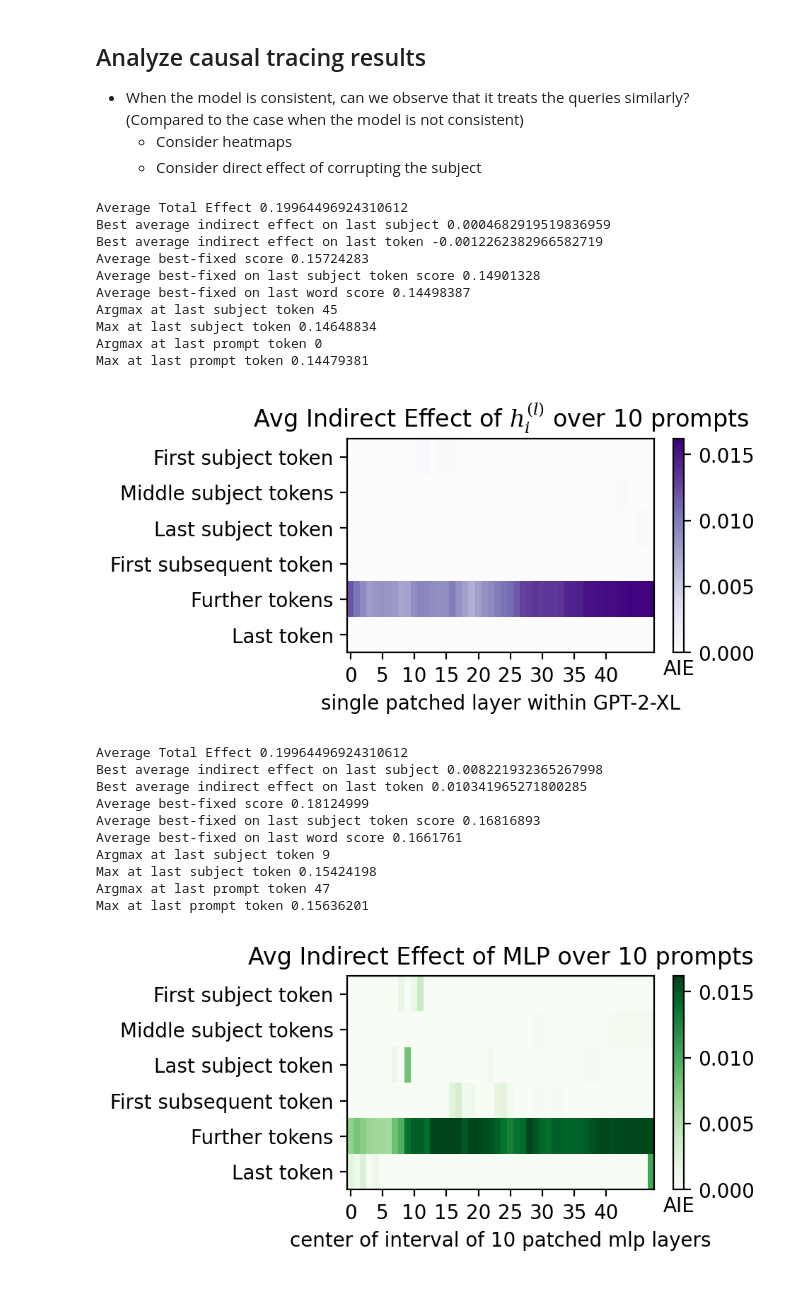
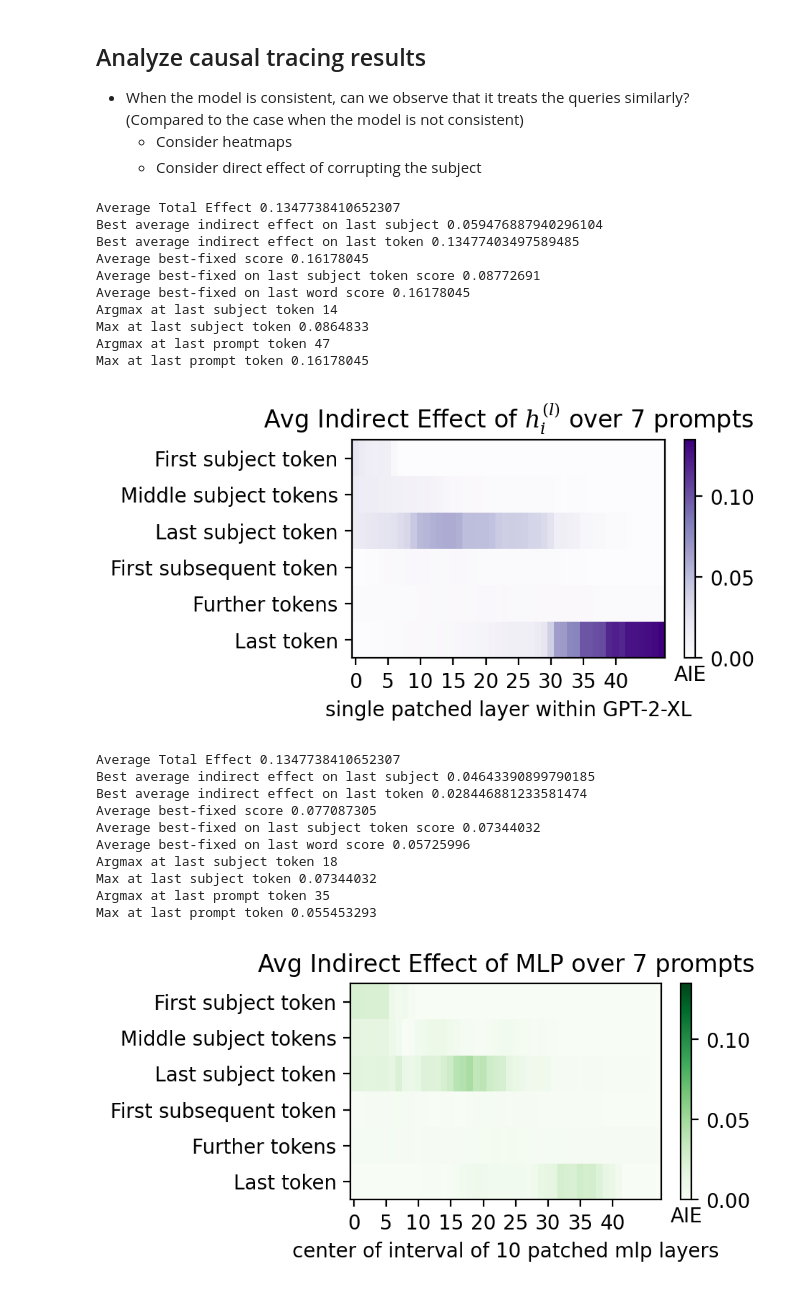
Before and after one commit to dsaynova/rome, a Jupyter notebook: notebooks/analyze_pararel_causal_tracing_results.ipynb, the cells around one changed output. Cells and saved outputs as stored; diff of their text form; code cells hidden in the pictures.

Commit message:
Update results

```diff
--- a/notebooks/analyze_pararel_causal_tracing_results.ipynb
+++ b/notebooks/analyze_pararel_causal_tracing_results.ipynb
@@ -121,4 +121,5 @@ queries[queries.candidate_rank_bin==cat_val]
 # %% [markdown]
 ## Load the causal tracing results
 # %%
-results = np.load("/cephyr/users/lovhag/Alvis/projects/rome/data/results/gpt2-xl/causal_trace_pararel_1557225/cases/0_any.npz", allow_pickle=True)
+results_folder = "/cephyr/users/lovhag/Alvis/projects/rome/data/results/gpt2-xl/P19/causal_trace_pararel_1659238"
+results = np.load(os.path.join(results_folder, "cases/0_any.npz"), allow_pickle=True)
@@ -167,60 +228,62 @@ plt.rcParams["mathtext.fontset"] = "dejavuserif"
 
 # Uncomment the architecture to plot.
 archname = "GPT-2-XL"
-savefolder = "/cephyr/users/lovhag/Alvis/projects/rome/results/ns3_r0_gpt2-xl/P19/causal_trace_pararel_1588521/summary_pdfs"
-pred_type = "any"
+savefolder = os.path.join(results_folder, "summary_pdfs")
+pred_type = "candidate"
+
+indices = list(range(28,35)) #claude arrieu
+#indices = list(range(175, 182)) #sirindhorn
 
 # arch = 'EleutherAI_gpt-j-6B'
 # archname = 'GPT-J-6B'
 
 # arch = 'EleutherAI_gpt-neox-20b'
 # archname = 'GPT-NeoX-20B'
 
-the_count = 10 #1208
 high_score = None  # Scale all plots according to the y axis of the first plot
 
 for kind in [None, "mlp", "attn"]:
-    d = read_knowledge(the_count, kind, results_folder, pred_type)
+    d = read_knowledge(indices, kind, os.path.join(results_folder, "cases"), pred_type)
     count = d["size"]
     what = {
         None: "Indirect Effect of $h_i^{(l)}$",
         "mlp": "Indirect Effect of MLP",
         "attn": "Indirect Effect of Attn",
     }[kind]
     title = f"Avg {what} over {count} prompts"
     result = np.clip(d["result"] - d["low_score"], 0, None)
     kindcode = "" if kind is None else f"_{kind}"
     if kind not in ["mlp", "attn"]:
         high_score = result.max()
     plot_array(
         result,
         kind=kind,
         title=title,
         low_score=0.0,
         high_score=high_score,
         archname=archname,
         savepdf=os.path.join(savefolder, f"rollup{kindcode}.pdf"),
     )
 # %% [output]
-Average Total Effect 0.19964496924310612
-Best average indirect effect on last subject 0.0004682919519836959
-Best average indirect effect on last token -0.0012262382966582719
-Average best-fixed score 0.15724283
-Average best-fixed on last subject token score 0.14901328
-Average best-fixed on last word score 0.14498387
-Argmax at last subject token 45
-Max at last subject token 0.14648834
-Argmax at last prompt token 0
-Max at last prompt token 0.14479381
+Average Total Effect 0.1347738410652307
+Best average indirect effect on last subject 0.059476887940296104
+Best average indirect effect on last token 0.13477403497589485
+Average best-fixed score 0.16178045
+Average best-fixed on last subject token score 0.08772691
+Average best-fixed on last word score 0.16178045
+Argmax at last subject token 14
+Max at last subject token 0.0864833
+Argmax at last prompt token 47
+Max at last prompt token 0.16178045
-[figure, old version]
+[figure, new version]
-Average Total Effect 0.19964496924310612
-Best average indirect effect on last subject 0.008221932365267998
-Best average indirect effect on last token 0.010341965271800285
-Average best-fixed score 0.18124999
-Average best-fixed on last subject token score 0.16816893
-Average best-fixed on last word score 0.1661761
-Argmax at last subject token 9
-Max at last subject token 0.15424198
-Argmax at last prompt token 47
-Max at last prompt token 0.15636201
+Average Total Effect 0.1347738410652307
+Best average indirect effect on last subject 0.04643390899790185
+Best average indirect effect on last token 0.028446881233581474
+Average best-fixed score 0.077087305
+Average best-fixed on last subject token score 0.07344032
+Average best-fixed on last word score 0.05725996
+Argmax at last subject token 18
+Max at last subject token 0.07344032
+Argmax at last prompt token 35
+Max at last prompt token 0.055453293
-[figure, old version]
+[figure, new version]
```
Also changed, not shown: parts of 28 cells of this notebook, 5 other files.
